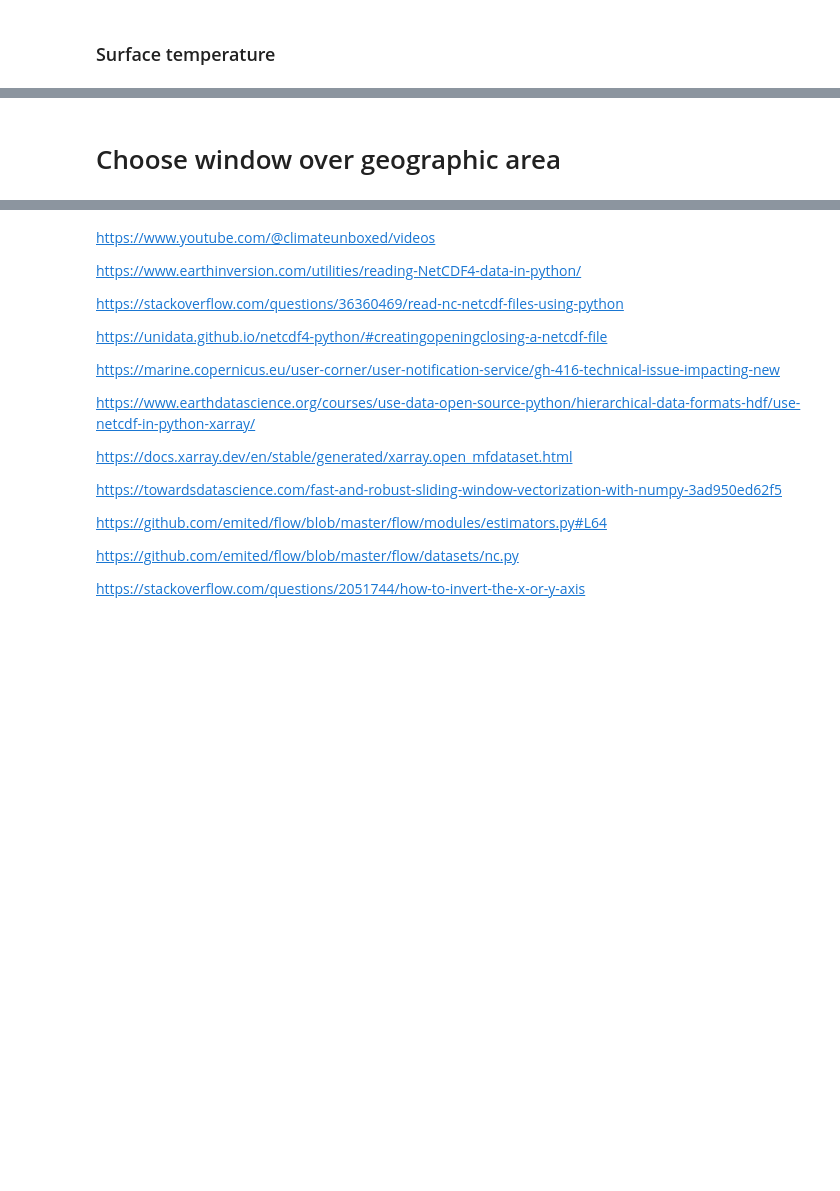
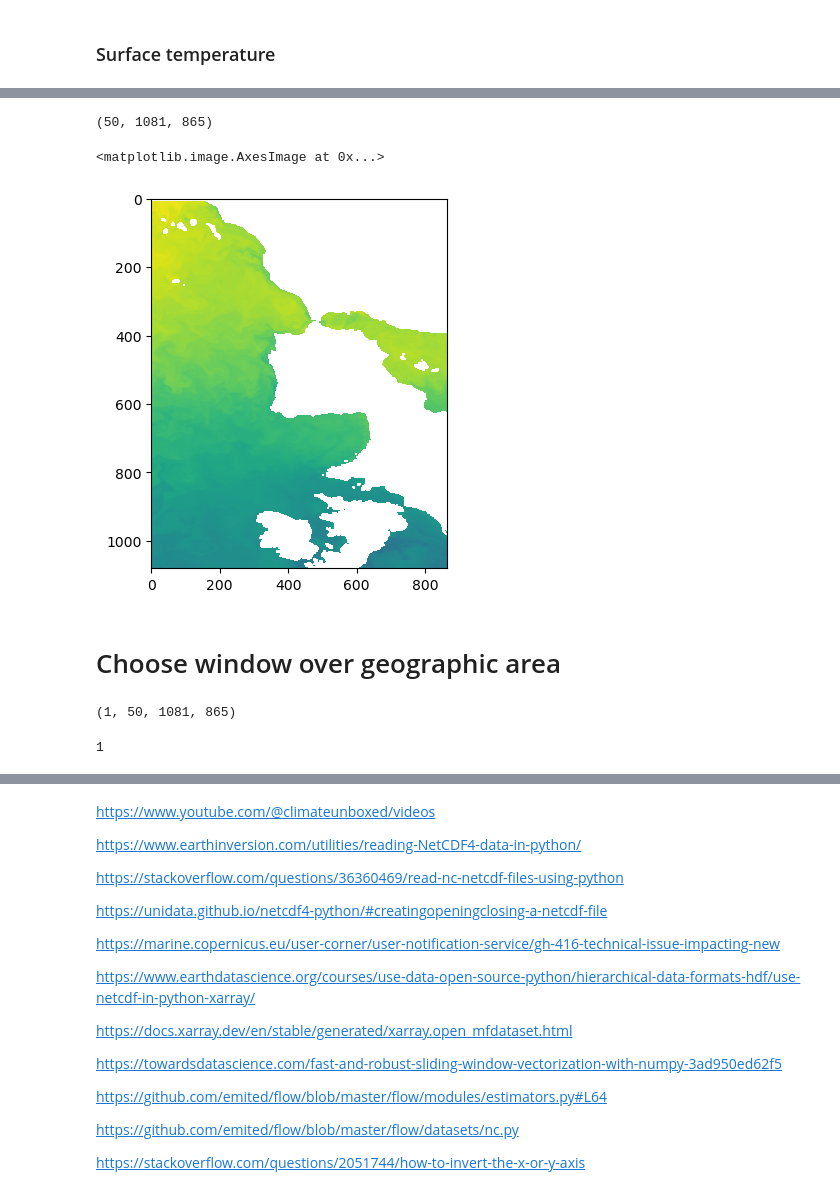
Before and after one commit to ghostpress/rainfall-pde-ml, a Jupyter notebook: DataProcessingCode.ipynb, the cells around one changed output, grey strips where cells are left out. Saved outputs shown, nothing was run; the diff lists cells and outputs as text; code cells hidden in the pictures; blank space fills up the shorter version.

Commit message:
Tested processing methods on daily datasets

```diff
--- a/DataProcessingCode.ipynb
+++ b/DataProcessingCode.ipynb
@@ -228,0 +139,2 @@ root group (NETCDF4_CLASSIC data model, file format HDF5):
+# %%
+test_dataset = create_dataset(2021, dataDir("testDump/2021/05"))
@@ -231,7 +165,7 @@ root group (NETCDF4_CLASSIC data model, file format HDF5):
 # %% [markdown]
 ### Surface temperature
 # %%
-def get_surface_temp(data):
+def get_surface_value(data):
     """Method to extract the first level of depth for which there is data.
 
        Parameters
@@ -239,6 +173,6 @@ def get_surface_temp(data):
        data : numpy.ndarray or numpy.ma.core.MaskedArray
 
     """
-    data_c = data.copy
+    data_c = data.copy()
 
-    return data_c["thetao"][:, 0, :, :]
+    return data_c[0, :, :]
@@ -300,0 +179,22 @@ inf
+# %%
+def surface_all(dataset, var):
+    """
+       Parameters
+       ----------
+       dataset : dict
+    """
+
+    red_dataset = {}
+
+    for k in dataset.keys():
+        item = dataset[k][var][0]
+
+        red_item = get_surface_value(item)
+        red_key = "red_" + k
+        red_dataset[red_key] = red_item
+
+    return red_dataset
+# %%
+test_dataset["sst_2021-05-29"]["thetao"][0].shape
+# %% [output]
+(50, 1081, 865)
@@ -301,3 +203,10 @@ inf
+# %%
+test_surf_all = surface_all(test_dataset, "thetao")
+# %%
+plt.imshow(test_surf_all['red_sst_2021-05-29'])
+# %% [output]
+<matplotlib.image.AxesImage at 0x...>
+[figure, added]
 # %% [markdown]
 # Choose window over geographic area
 # %%
@@ -318,0 +257,8 @@ def select_geo_area(img, latmin, latmax, lonmin, lonmax, var="thetao"):
+# %%
+test_dataset["sst_2021-05-29"]["thetao"].shape
+# %% [output]
+(1, 50, 1081, 865)
+# %%
+len(test_dataset["sst_2021-05-29"]["thetao"])
+# %% [output]
+1
```
Also changed, not shown: parts of 38 cells of this notebook.
